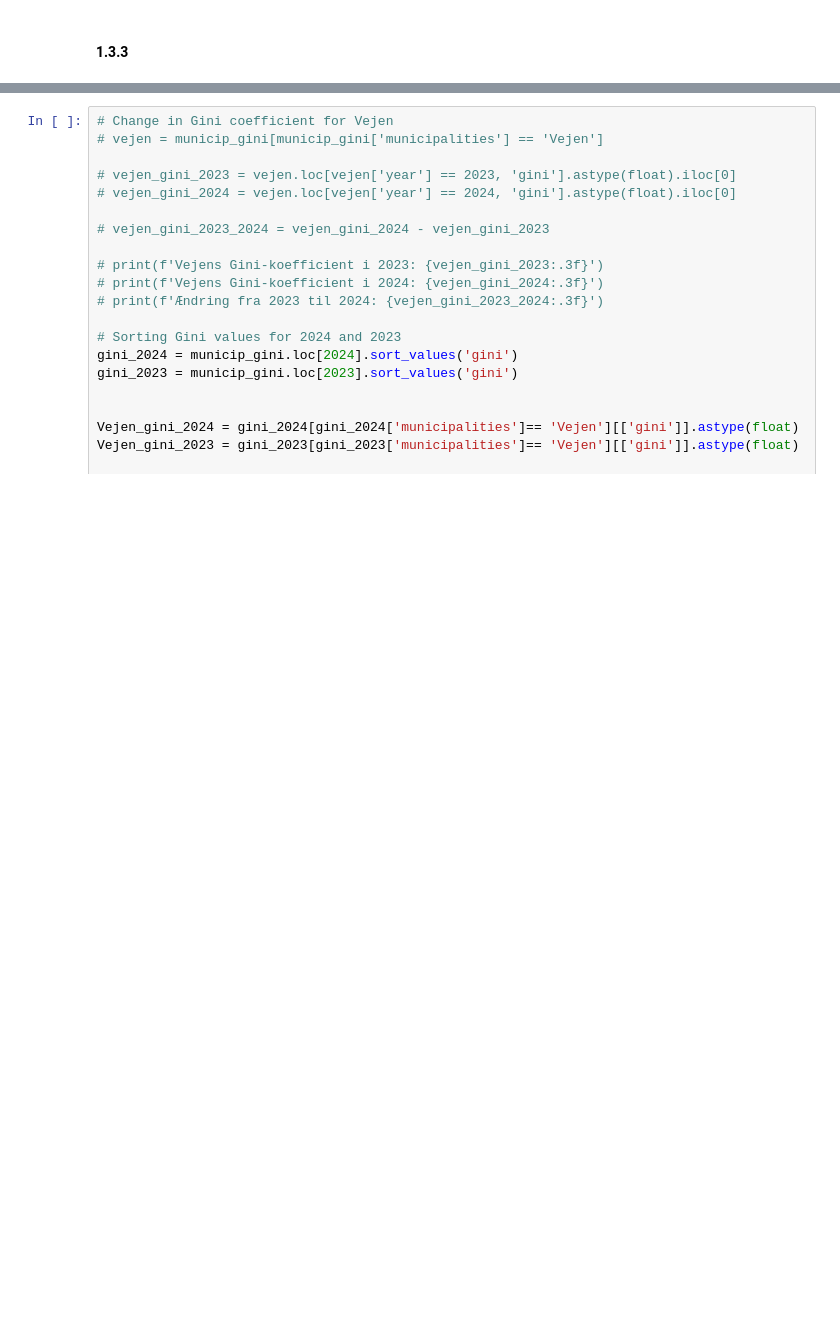
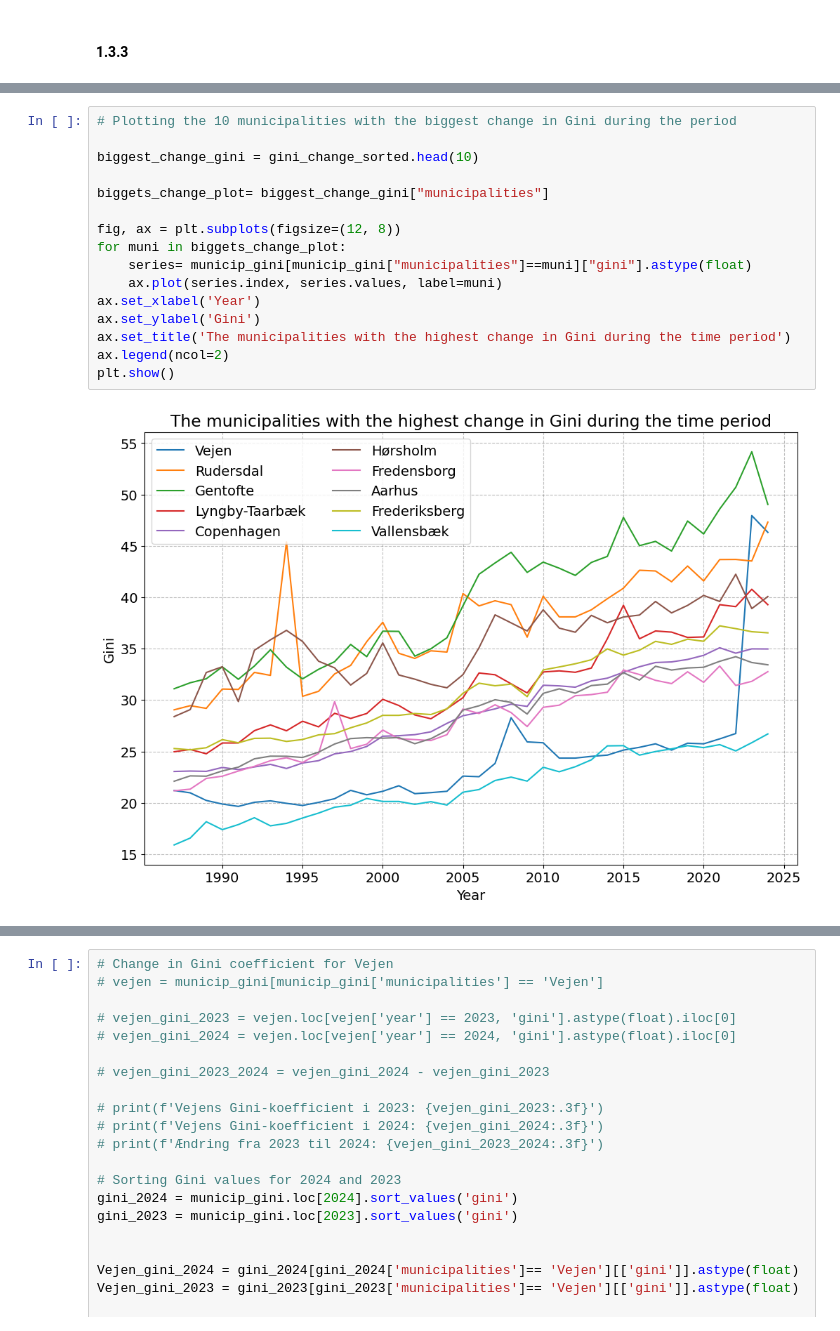
Before and after one commit to mnielsenkaplan-byte/ProgEcon4, a Jupyter notebook: Data Project.ipynb, the cells around one changed output, grey strips where cells are left out. Cells and saved outputs as stored; diff of their text form; blank space fills up the shorter version.

```diff
--- a/Data Project.ipynb
+++ b/Data Project.ipynb
@@ -487,0 +520,18 @@ Biggest change in Gini:
+# %%
+# Plotting the 10 municipalities with the biggest change in Gini during the period
+
+biggest_change_gini = gini_change_sorted.head(10)
+
+biggets_change_plot= biggest_change_gini["municipalities"]
+
+fig, ax = plt.subplots(figsize=(12, 8))
+for muni in biggets_change_plot:
+    series= municip_gini[municip_gini["municipalities"]==muni]["gini"].astype(float)
+    ax.plot(series.index, series.values, label=muni)
+ax.set_xlabel('Year')
+ax.set_ylabel('Gini')
+ax.set_title('The municipalities with the highest change in Gini during the time period')
+ax.legend(ncol=2)
+plt.show()
+# %% [output]
+[figure, added]
```
Also changed, not shown: parts of 10 cells of this notebook.
